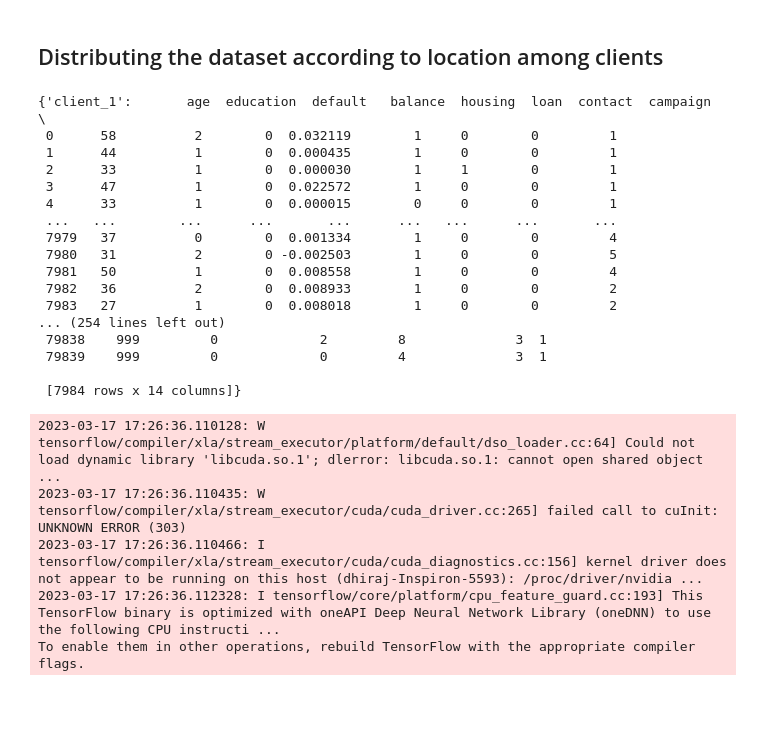
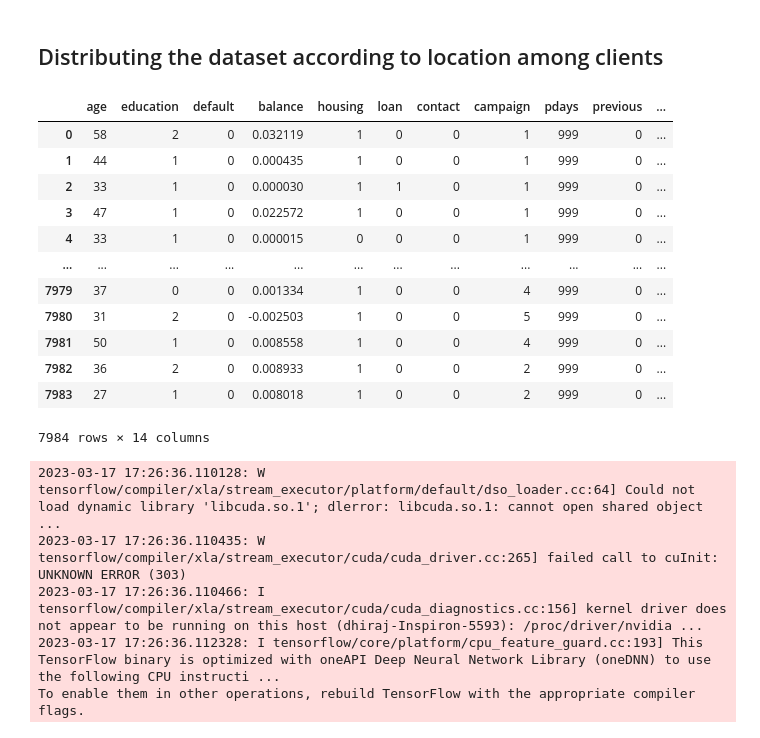
Before and after one commit to dhirajssh/Federated-Learning, a Jupyter notebook: synthetic_federated_dataset.ipynb, the cells around one changed output. Cells and saved outputs as stored; diff of their text form; code cells hidden in the pictures; blank space fills up the shorter version.

```diff
--- a/synthetic_federated_dataset.ipynb
+++ b/synthetic_federated_dataset.ipynb
@@ -70,25 +79,21 @@ def create_clients(image_list, label_list, num_clients=100, initial='clients'):
 ## Distributing the dataset according to location among clients
 # %%
 clients = create_clients(X_train, y_train, num_clients=10, initial='client')
-clients
+clients['client_1']
 # %% [output]
+|  | age | education | default | balance | housing | loan | contact | campaign | pdays | previous | ... |
+| 0 | 58 | 2 | 0 | 0.032119 | 1 | 0 | 0 | 1 | 999 | 0 | ... |
+| 1 | 44 | 1 | 0 | 0.000435 | 1 | 0 | 0 | 1 | 999 | 0 | ... |
+| 2 | 33 | 1 | 0 | 0.000030 | 1 | 1 | 0 | 1 | 999 | 0 | ... |
+| 3 | 47 | 1 | 0 | 0.022572 | 1 | 0 | 0 | 1 | 999 | 0 | ... |
+| 4 | 33 | 1 | 0 | 0.000015 | 0 | 0 | 0 | 1 | 999 | 0 | ... |
+| ... | ... | ... | ... | ... | ... | ... | ... | ... | ... | ... | ... |
+| 7979 | 37 | 0 | 0 | 0.001334 | 1 | 0 | 0 | 4 | 999 | 0 | ... |
+| 7980 | 31 | 2 | 0 | -0.002503 | 1 | 0 | 0 | 5 | 999 | 0 | ... |
+| 7981 | 50 | 1 | 0 | 0.008558 | 1 | 0 | 0 | 4 | 999 | 0 | ... |
+| 7982 | 36 | 2 | 0 | 0.008933 | 1 | 0 | 0 | 2 | 999 | 0 | ... |
+| 7983 | 27 | 1 | 0 | 0.008018 | 1 | 0 | 0 | 2 | 999 | 0 | ... |
-{'client_1':       age  education  default   balance  housing  loan  contact  campaign  \
- 0      58          2        0  0.032119        1     0        0         1
- 1      44          1        0  0.000435        1     0        0         1
- 2      33          1        0  0.000030        1     1        0         1
- 3      47          1        0  0.022572        1     0        0         1
- 4      33          1        0  0.000015        0     0        0         1
- ...   ...        ...      ...       ...      ...   ...      ...       ...
- 7979   37          0        0  0.001334        1     0        0         4
- 7980   31          2        0 -0.002503        1     0        0         5
- 7981   50          1        0  0.008558        1     0        0         4
- 7982   36          2        0  0.008933        1     0        0         2
- 7983   27          1        0  0.008018        1     0        0         2
-... (254 lines left out)
- 79838    999         0             2         8              3  1
- 79839    999         0             0         4              3  1
-
- [7984 rows x 14 columns]}
+7984 rows × 14 columns
 # %%
 def batch_data(data_shard, bs=32):
     '''Takes in a clients data shard and create a tfds object off it
```
Also changed, not shown: parts of 1 cell of this notebook, 1 other file.
